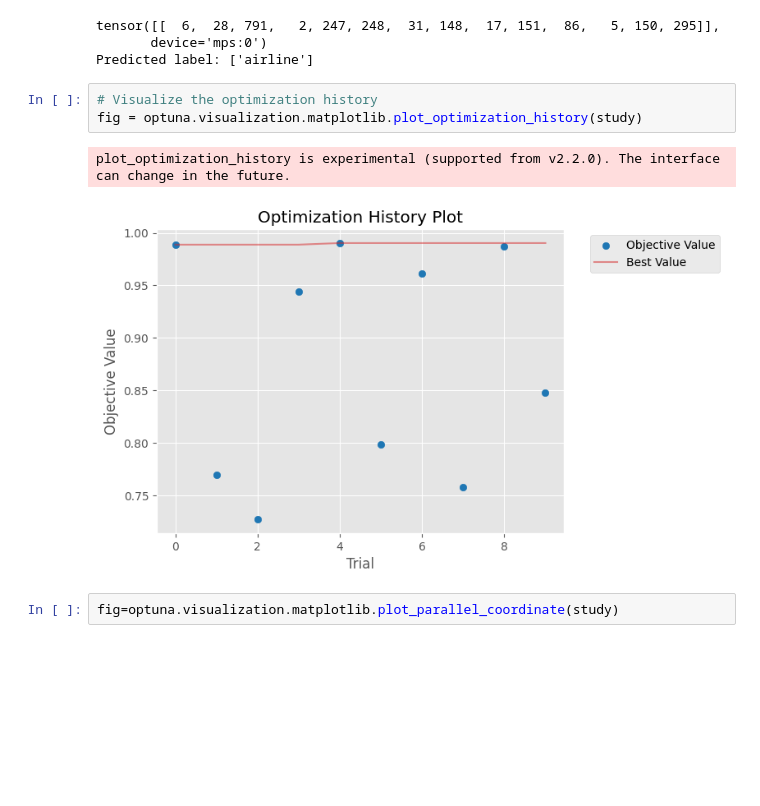
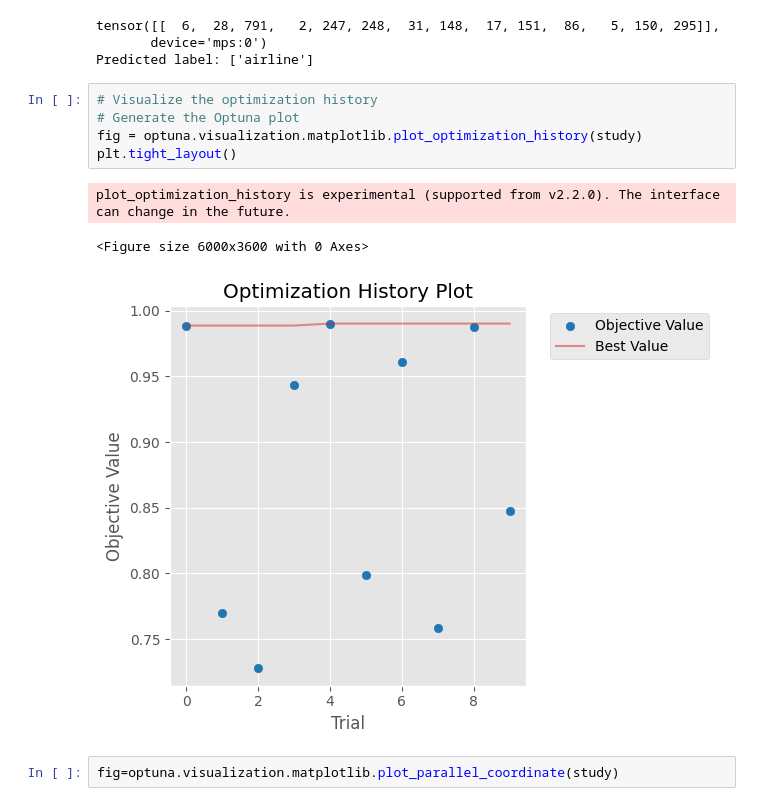
Before and after one commit to jawwada/Chatbot-Application, a Jupyter notebook: Hyperparameter Optimization.ipynb, the cells around one changed output. Cells and saved outputs as stored; diff of their text form; blank space fills up the shorter version.

Commit message:
Optuna Hyperparameter optimization with visualization

```diff
--- a/Hyperparameter Optimization.ipynb
+++ b/Hyperparameter Optimization.ipynb
@@ -244,10 +244,13 @@ tensor([[  6,  28, 791,   2, 247, 248,  31, 148,  17, 151,  86,   5, 150, 295]],
 Predicted label: ['airline']
 # %%
 # Visualize the optimization history
+# Generate the Optuna plot
 fig = optuna.visualization.matplotlib.plot_optimization_history(study)
+plt.tight_layout()
 # %% [output]
 plot_optimization_history is experimental (supported from v2.2.0). The interface can change in the future.
+<Figure size 6000x3600 with 0 Axes>
-[figure, old version]
+[figure, new version]
 # %%
 fig=optuna.visualization.matplotlib.plot_parallel_coordinate(study)
 # %% [output]
```
